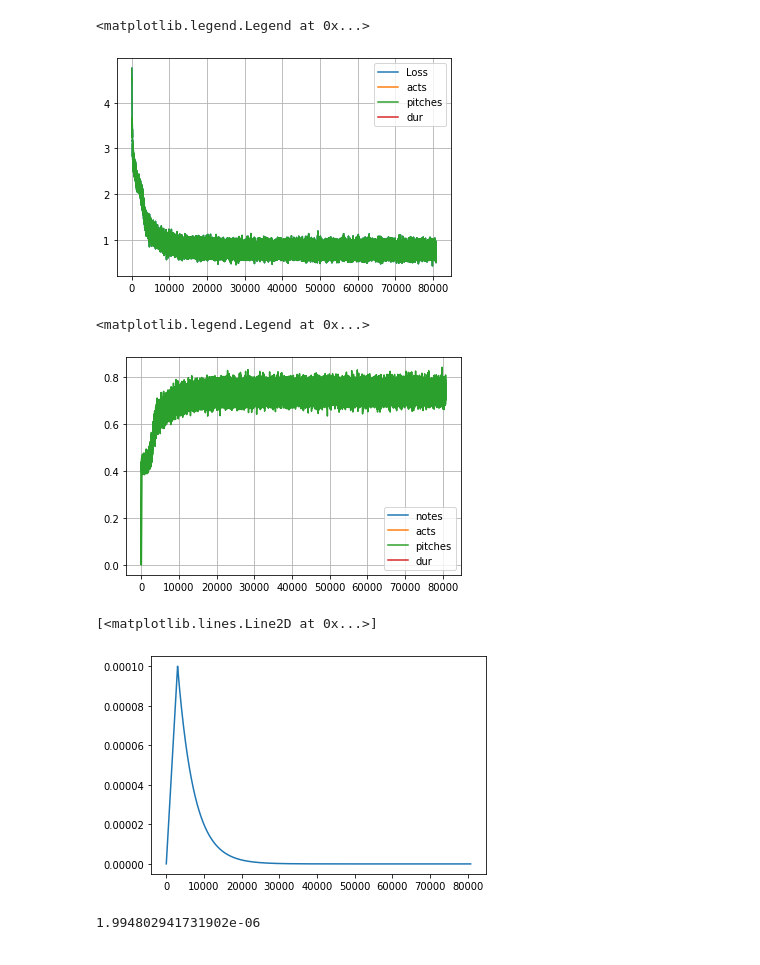
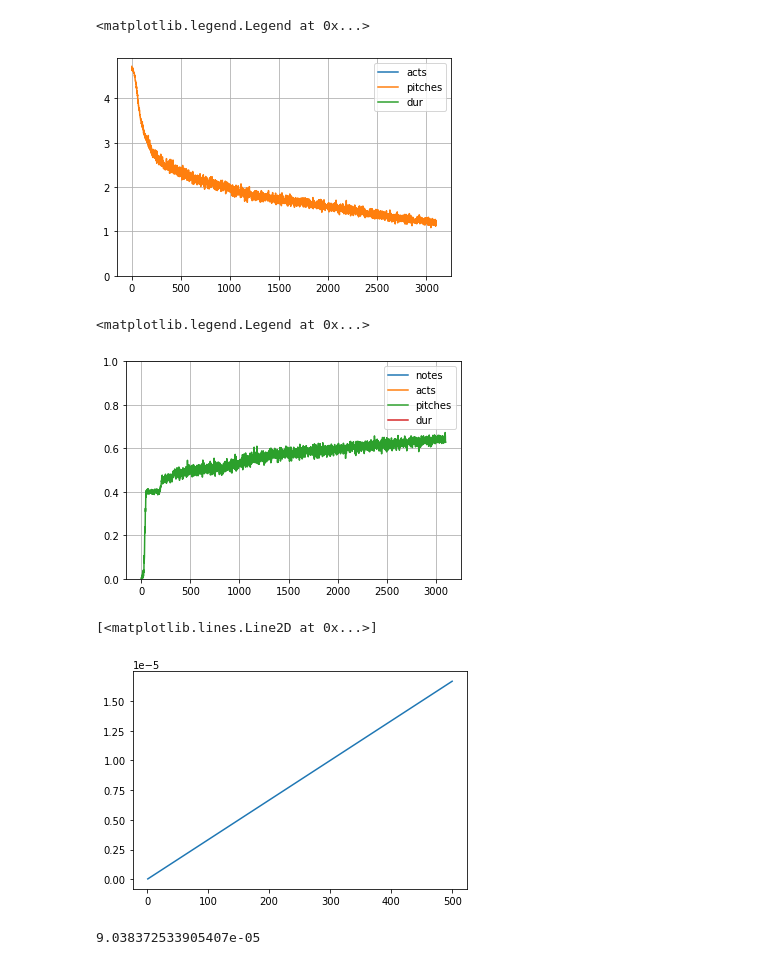
Before and after one commit to EmanueleCosenza/polyphemus, a Jupyter notebook: plot.ipynb, the cells around one changed output. Drawn from its saved outputs; the diff is of its cells as text; code cells hidden in the pictures.

Commit message:
Converging version, pitch only, drums

```diff
--- a/plot.ipynb
+++ b/plot.ipynb
@@ -2,41 +2,44 @@
 import torch
 from matplotlib import pyplot as plt
 
-checkpoint = torch.load('models/just_pitches_no_drums_warmup2')
+#checkpoint = torch.load('models/just_pitches_no_drums_warmup2')
+checkpoint = torch.load('models/just_pitches_warmup_batch64')
 # %%
 losses = checkpoint['losses']
 
-plt.plot(range(1, len(losses['tot'])+1), losses['tot'], label='Loss')
+#plt.plot(range(1, len(losses['tot'])+1), losses['tot'], label='Loss')
 plt.plot(range(1, len(losses['acts'])+1), losses['acts'], label='acts')
 plt.plot(range(1, len(losses['pitches'])+1), losses['pitches'], label='pitches')
 plt.plot(range(1, len(losses['dur'])+1), losses['dur'], label='dur')
 #plt.plot(range(1, len(losses['kld'])+1), losses['kld'], label='kld')
 plt.grid()
+plt.ylim(0)
 plt.legend()
 # %% [output]
 <matplotlib.legend.Legend at 0x...>
-[figure, old version]
+[figure, new version]
 # %%
 accs = checkpoint['accuracies']
 plt.plot(range(1, len(accs['notes'])+1), accs['notes'], label='notes')
 plt.plot(range(1, len(accs['acts'])+1), accs['acts'], label='acts')
 plt.plot(range(1, len(accs['pitches'])+1), accs['pitches'], label='pitches')
 plt.plot(range(1, len(accs['dur'])+1), accs['dur'], label='dur')
 plt.grid()
+plt.ylim(0, 1)
 plt.legend()
 # %% [output]
 <matplotlib.legend.Legend at 0x...>
-[figure, old version]
+[figure, new version]
 # %%
 lrs = checkpoint['lrs']
 plt.plot(range(1, len(lrs)+1), lrs, label='Lr')
 # %% [output]
 [<matplotlib.lines.Line2D at 0x...>]
-[figure, old version]
+[figure, new version]
 # %%
-lrs[20000]
+lrs[-1]
 # %% [output]
-1.994802941731902e-06
+9.038372533905407e-05
 # %%
 losses = checkpoint['losses']
 losses['pitches'][-10:]
```
Also changed, not shown: parts of 19 cells of this notebook, 2 other files.
